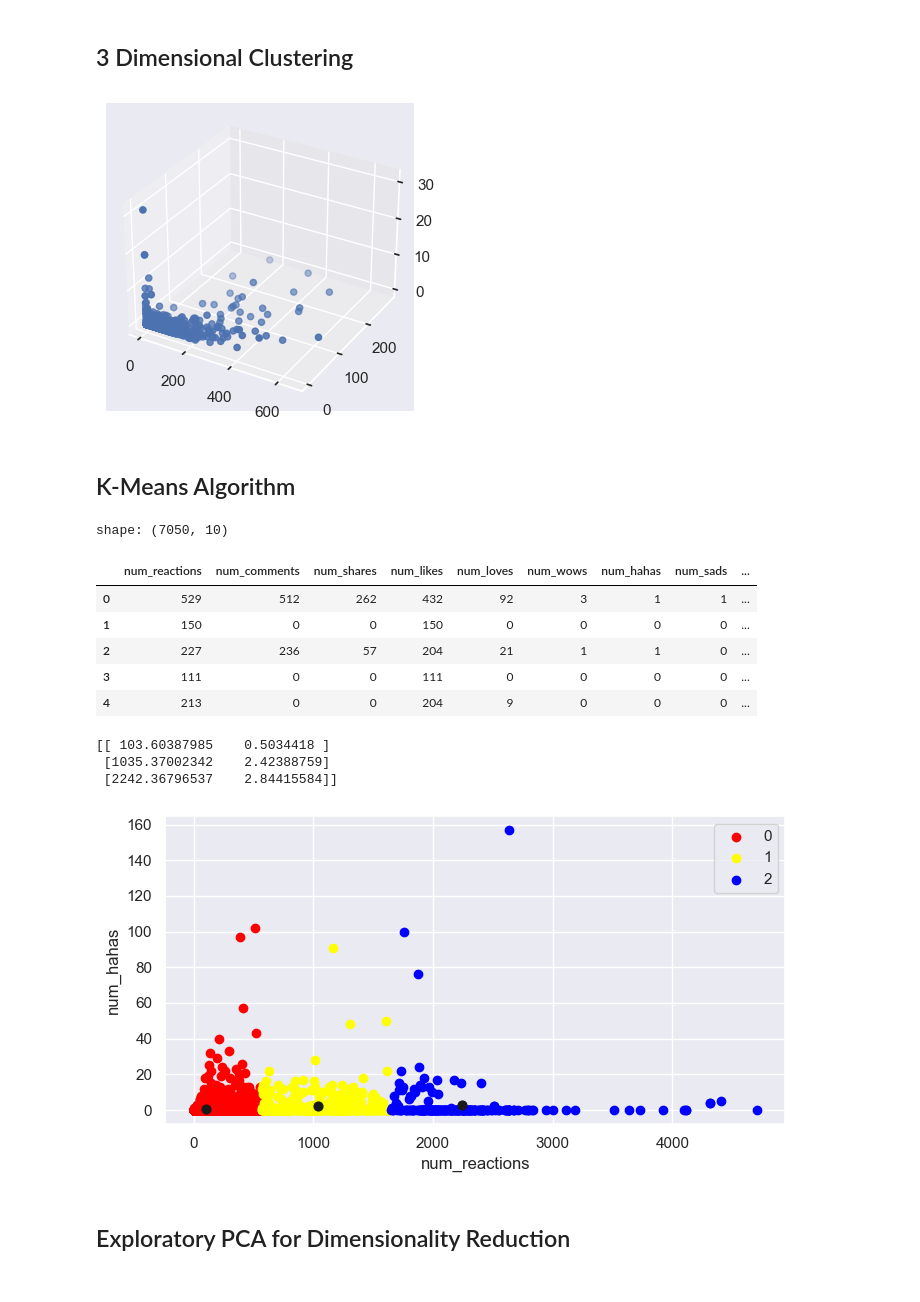
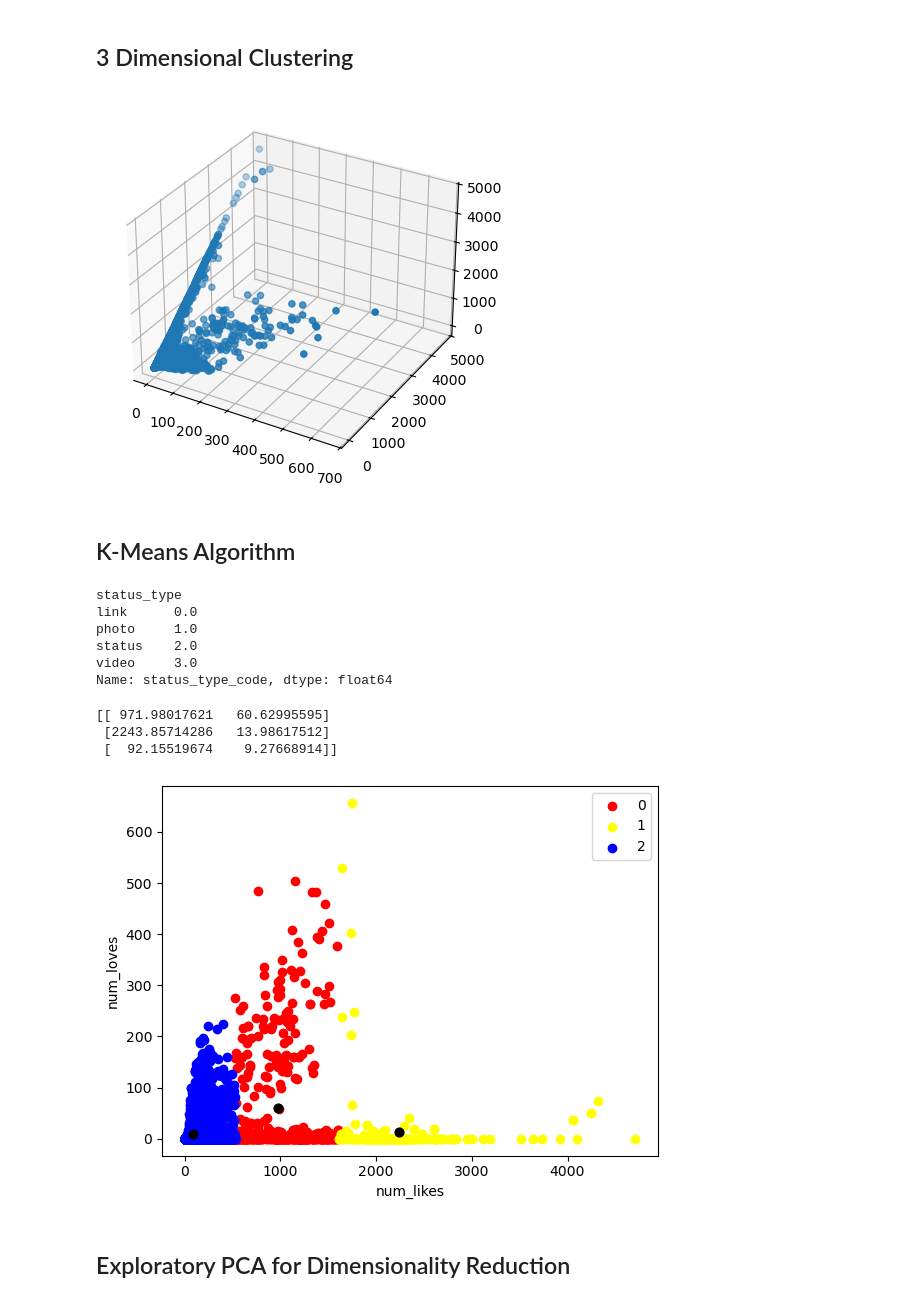
Before and after one commit to rhaswah/ds-tutorials, a Jupyter notebook: k_means/kmeans.ipynb, the cells around one changed output. Cells and saved outputs as stored; diff of their text form; code cells hidden in the pictures.

```diff
--- a/k_means/kmeans.ipynb
+++ b/k_means/kmeans.ipynb
@@ -21,6 +21,7 @@ df=pd.read_csv('Live_20210128.csv')
 df=df.drop(columns=['Column1','Column2','Column3','Column4'])
 ordinal_encoder = OrdinalEncoder()
 df["status_type_code"] = ordinal_encoder.fit_transform(df[["status_type"]])
+df = pd.concat([df,pd.get_dummies(df["status_type"], prefix="status",dtype='int')],axis=1)
 df.head()
 # %% [output]
 |  | status_id | status_type | status_published | num_reactions | num_comments | num_shares | num_likes | ... |
@@ -30,8 +31,10 @@ df.head()
 | 3 | 4 | photo | 4/21/2018 2:29 | 111 | 0 | 0 | 111 | ... |
 | 4 | 5 | photo | 4/18/2018 3:22 | 213 | 0 | 0 | 204 | ... |
 # %%
-sns.set(rc={'figure.figsize':(8,4)})
-sns.histplot(data=df,x='num_reactions',hue='status_type')
-plt.xlim(0,600)
+ax = sns.histplot(data=df, x="num_reactions", hue="status_type", legend=True)
+counts = df["status_type"].value_counts()
+for t in ax.legend_.texts:
+    t.set_text(f"{t.get_text()} (n={counts[t.get_text()]})")
+plt.xlim(0, 600)
 plt.show()
 # %% [output]
@@ -70,23 +72,11 @@ plt.show()
 ## 3 Dimensional Clustering
 # %%
 ax = plt.axes(projection='3d')
-ax.scatter3D(df['num_loves'], df['num_wows'], df['num_angrys']) #, c=df['num_loves'], cmap='Greens')
+ax.scatter3D(df['num_loves'], df['num_likes'], df['num_reactions'],depthshade=True) #, c=df['num_loves'], cmap='Greens')
 plt.show()
 # %% [output]
-[figure, old version]
+[figure, new version]
 # %% [markdown]
 ## K-Means Algorithm
-# %%
-X=df.drop(columns=['status_id','status_type','status_published'])
-print("shape:",X.shape)
-X.head()
-# %% [output]
-shape: (7050, 10)
-|  | num_reactions | num_comments | num_shares | num_likes | num_loves | num_wows | num_hahas | num_sads | ... |
-| 0 | 529 | 512 | 262 | 432 | 92 | 3 | 1 | 1 | ... |
-| 1 | 150 | 0 | 0 | 150 | 0 | 0 | 0 | 0 | ... |
-| 2 | 227 | 236 | 57 | 204 | 21 | 1 | 1 | 0 | ... |
-| 3 | 111 | 0 | 0 | 111 | 0 | 0 | 0 | 0 | ... |
-| 4 | 213 | 0 | 0 | 204 | 9 | 0 | 0 | 0 | ... |
 # %%
 def kmeans_fit_plot(X,n,x_feature,y_feature):
@@ -109,13 +100,22 @@ def kmeans_fit_plot(X,n,x_feature,y_feature):
     ax.set_ylabel(y_feature)
     ax.legend()
     plt.show()
+# %%
+df.groupby('status_type').first()['status_type_code']
+# %% [output]
+status_type
+link      0.0
+photo     1.0
+status    2.0
+video     3.0
+Name: status_type_code, dtype: float64
 # %%
-kmeans_fit_plot(X,3,'num_reactions','num_hahas')
+kmeans_fit_plot(df,3,'num_likes','num_loves')
 # %% [output]
-[[ 103.60387985    0.5034418 ]
- [1035.37002342    2.42388759]
- [2242.36796537    2.84415584]]
+[[ 971.98017621   60.62995595]
+ [2243.85714286   13.98617512]
+ [  92.15519674    9.27668914]]
-[figure, old version]
+[figure, new version]
 # %% [markdown]
 ## Exploratory PCA for Dimensionality Reduction
 # %% [markdown]
```
Also changed, not shown: parts of 16 cells of this notebook, 1 other file.
